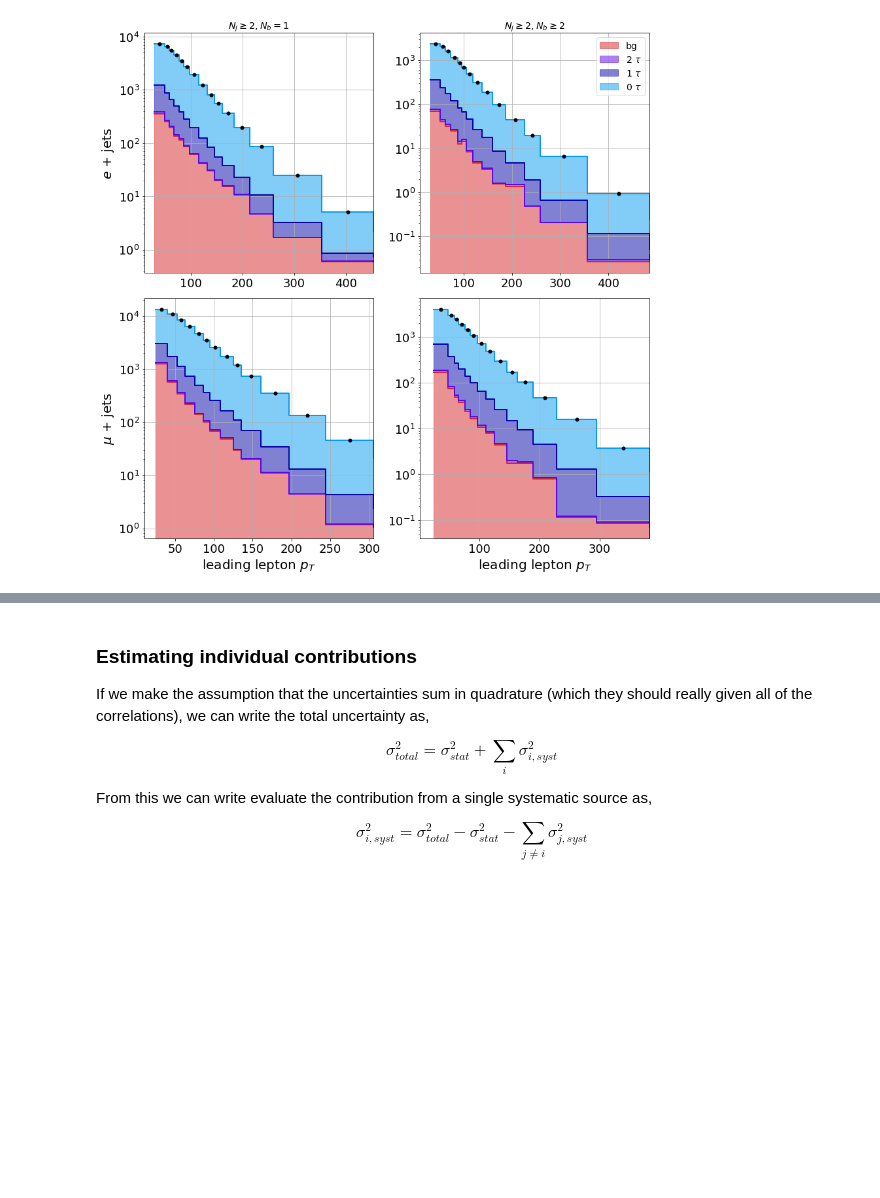
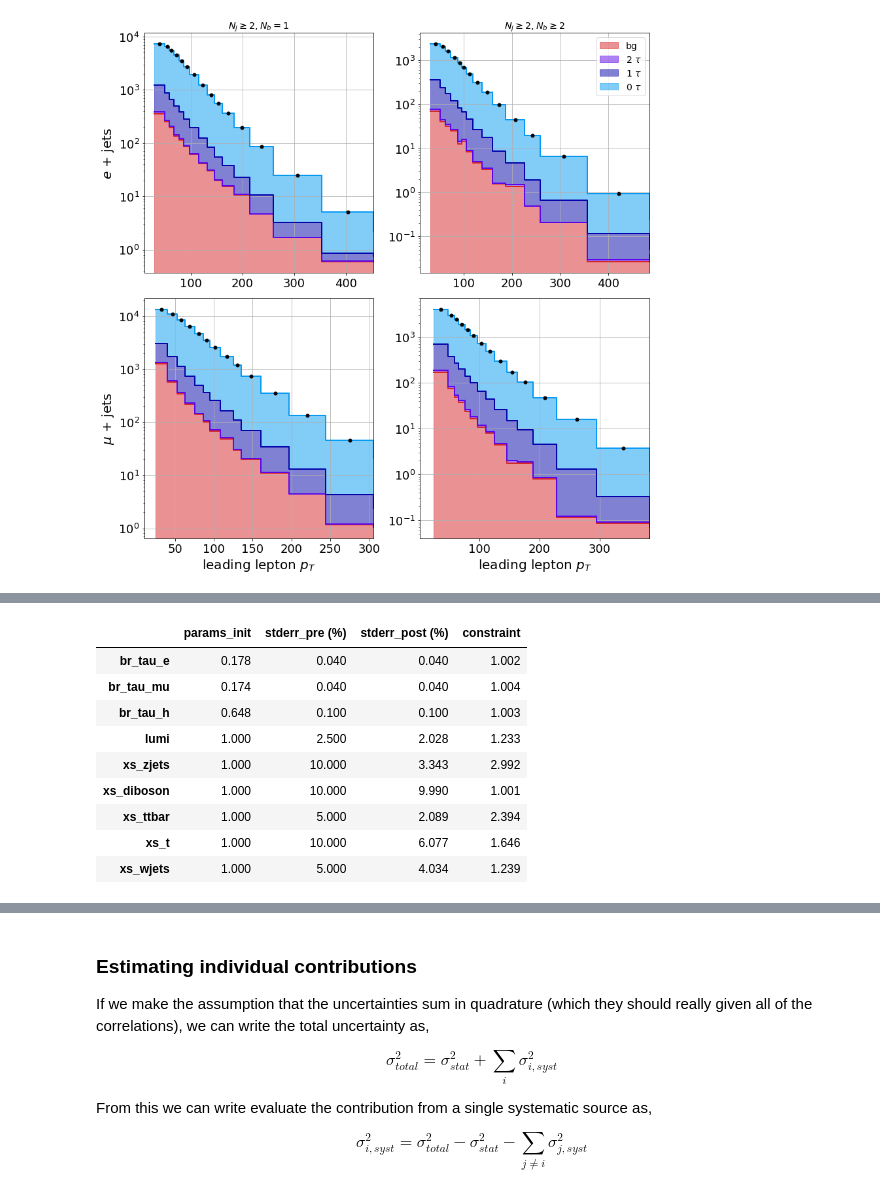
Before and after one commit to NWUHEP/analysis-tools, a Jupyter notebook: notebooks/w_br_asimov.ipynb, the cells around one changed output, grey strips where cells are left out. Saved outputs shown, nothing was run; the diff lists cells and outputs as text; code cells hidden in the pictures; blank space fills up the shorter version.

Commit message:
Fixed a bug in signal mixture model and moved 1 - sum(beta) constraint; very different results :\

```diff
--- a/notebooks/w_br_asimov.ipynb
+++ b/notebooks/w_br_asimov.ipynb
@@ -226,7 +229,7 @@ plt.show()
 # %%
 # visualize toy data (mutau, etau)
 #fig, axes = plt.subplots(len(pt.categories), len(selections), figsize=(24, 12), facecolor='white')
-fig, axes = plt.subplots(2, 8, figsize=(24, 12), facecolor='white')
+fig, axes = plt.subplots(2, 8, figsize=(32, 12), facecolor='white')
 for i, selection in enumerate(['etau', 'mutau']):
     for j, (category, template_data) in enumerate(fit_data.get_selection_data(selection).items()):
         ax = axes[i][j]
@@ -387,10 +398,21 @@ pct_err
 # %%
 pd.set_option('display.float_format', lambda x: '%.3f' % x)
 pct_err = pd.DataFrame(np.array([params_init, 100*params.err_init, 100*stderr, params.err_init/stderr]).T,
                        index=p_labels,
-                       columns=['params_init', 'err_init', 'stderr (%)', 'constraint']
+                       columns=['params_init', 'stderr_pre (%)', 'stderr_post (%)', 'constraint']
                       )
 pct_err[4:]
+# %% [output]
+|  | params_init | stderr_pre (%) | stderr_post (%) | constraint |
+| br_tau_e | 0.178 | 0.040 | 0.040 | 1.002 |
+| br_tau_mu | 0.174 | 0.040 | 0.040 | 1.004 |
+| br_tau_h | 0.648 | 0.100 | 0.100 | 1.003 |
+| lumi | 1.000 | 2.500 | 2.028 | 1.233 |
+| xs_zjets | 1.000 | 10.000 | 3.343 | 2.992 |
+| xs_diboson | 1.000 | 10.000 | 9.990 | 1.001 |
+| xs_ttbar | 1.000 | 5.000 | 2.089 | 2.394 |
+| xs_t | 1.000 | 10.000 | 6.077 | 1.646 |
+| xs_wjets | 1.000 | 5.000 | 4.034 | 1.239 |
 # %%
 df_corr = pd.DataFrame(corr, columns=p_labels, index=p_labels)
 df_corr.to_latex('data/cov_table_full.tex')
```
Also changed, not shown: parts of 8 cells of this notebook, 6 other files.
